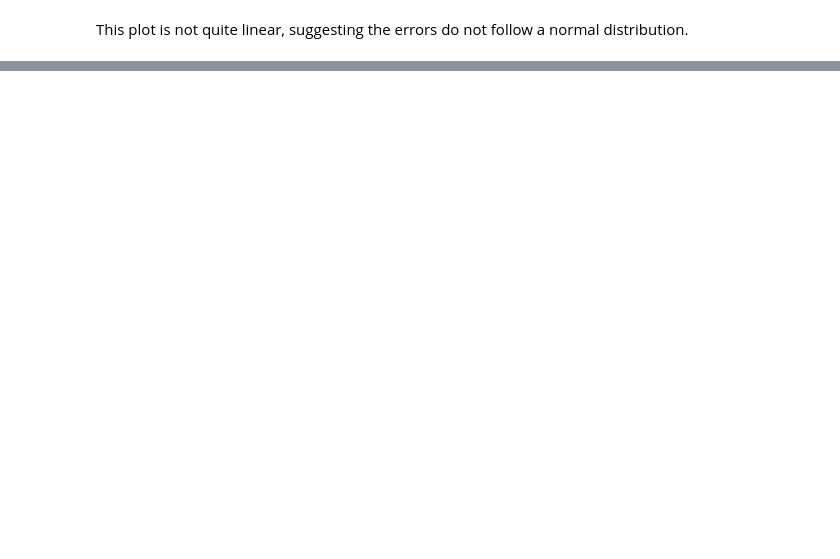
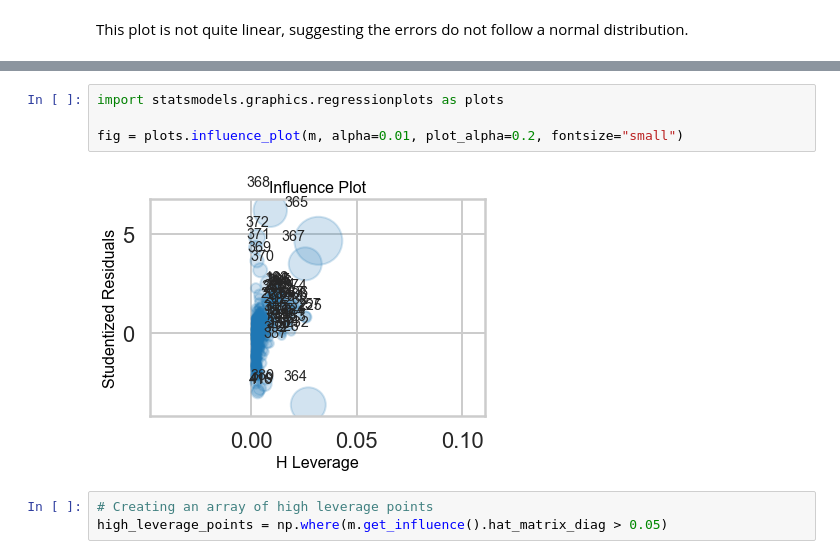
Before and after one commit to ABitNutty/Springboard, a Jupyter notebook: Mini_Project_Linear_Regression.ipynb, the cells around one changed output, grey strips where cells are left out. Drawn from its saved outputs; the diff is of its cells as text; blank space fills up the shorter version.

```diff
--- a/Mini_Project_Linear_Regression.ipynb
+++ b/Mini_Project_Linear_Regression.ipynb
@@ -973,0 +975,9 @@ for i in leverage_top_3:
+# %%
+import statsmodels.graphics.regressionplots as plots
+
+fig = plots.influence_plot(m, alpha=0.01, plot_alpha=0.2, fontsize="small")
+# %% [output]
+[figure, added]
+# %%
+# Creating an array of high leverage points
+high_leverage_points = np.where(m.get_influence().hat_matrix_diag > 0.05)
```
Also changed, not shown: parts of 15 cells of this notebook.
